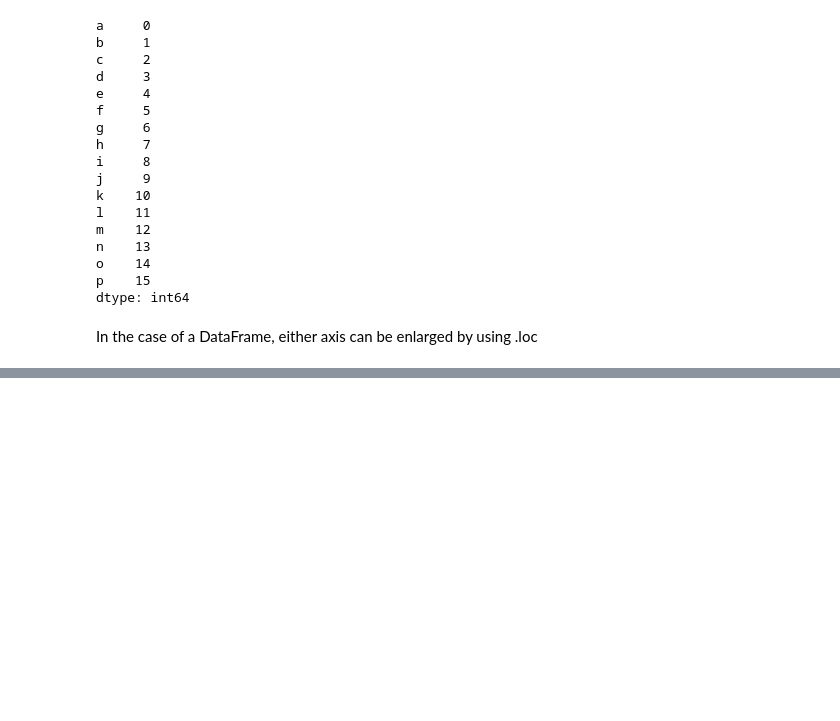
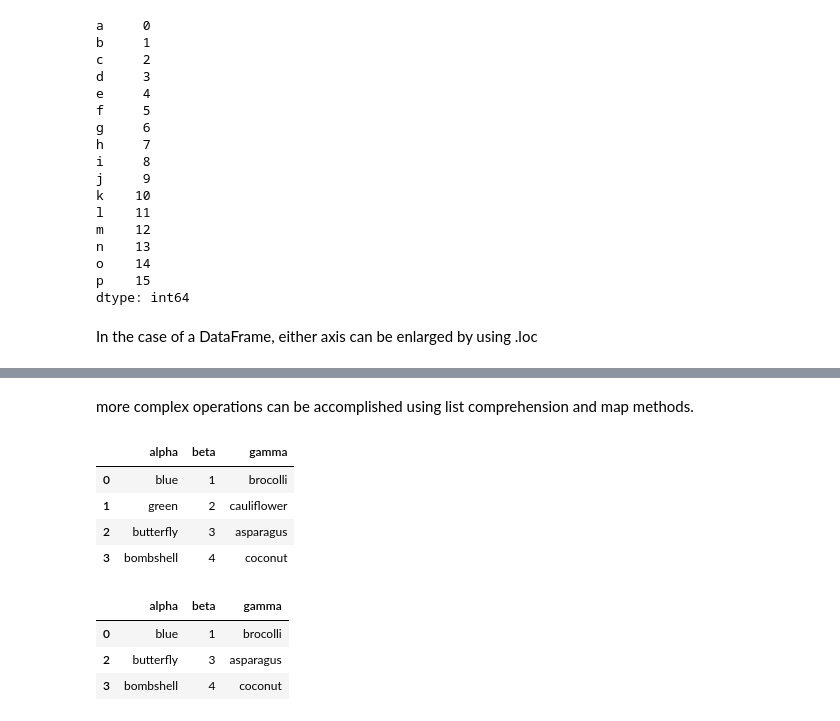
Before and after one commit to Spiritusanti/Data-Science, a Jupyter notebook: Indexing and Selecting Data in Pandas.ipynb, the cells around one changed output, grey strips where cells are left out. Saved outputs shown, nothing was run; the diff lists cells and outputs as text; code cells hidden in the pictures; blank space fills up the shorter version.

```diff
--- a/Indexing and Selecting Data in Pandas.ipynb
+++ b/Indexing and Selecting Data in Pandas.ipynb
@@ -784,0 +857,22 @@ See the caveats in the documentation: http://pandas.pydata.org/pandas-docs/stabl
+# %% [markdown]
+more complex operations can be accomplished using list comprehension and map methods.
+# %%
+df = pd.DataFrame({'alpha': ['blue', 'green', 'butterfly', 'bombshell'],
+                  'beta' :[1, 2, 3, 4],
+                  'gamma':['brocolli', 'cauliflower', 'asparagus', 'coconut']})
+df
+# %% [output]
+|  | alpha | beta | gamma |
+| 0 | blue | 1 | brocolli |
+| 1 | green | 2 | cauliflower |
+| 2 | butterfly | 3 | asparagus |
+| 3 | bombshell | 4 | coconut |
+# %%
+#using a map method, selecting df where column alpha observations start with b
+selection_criteria = df['alpha'].map(lambda x: x.startswith('b'))
+df[selection_criteria]
+# %% [output]
+|  | alpha | beta | gamma |
+| 0 | blue | 1 | brocolli |
+| 2 | butterfly | 3 | asparagus |
+| 3 | bombshell | 4 | coconut |
```
Also changed, not shown: parts of 74 cells of this notebook.
